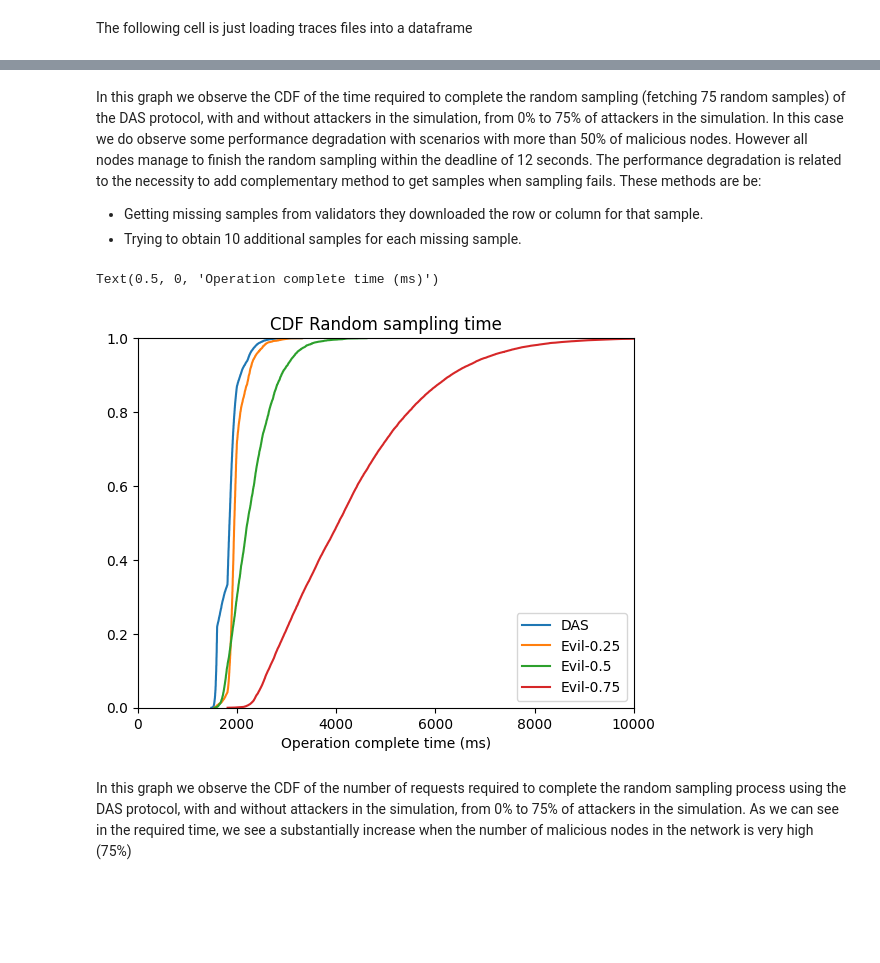
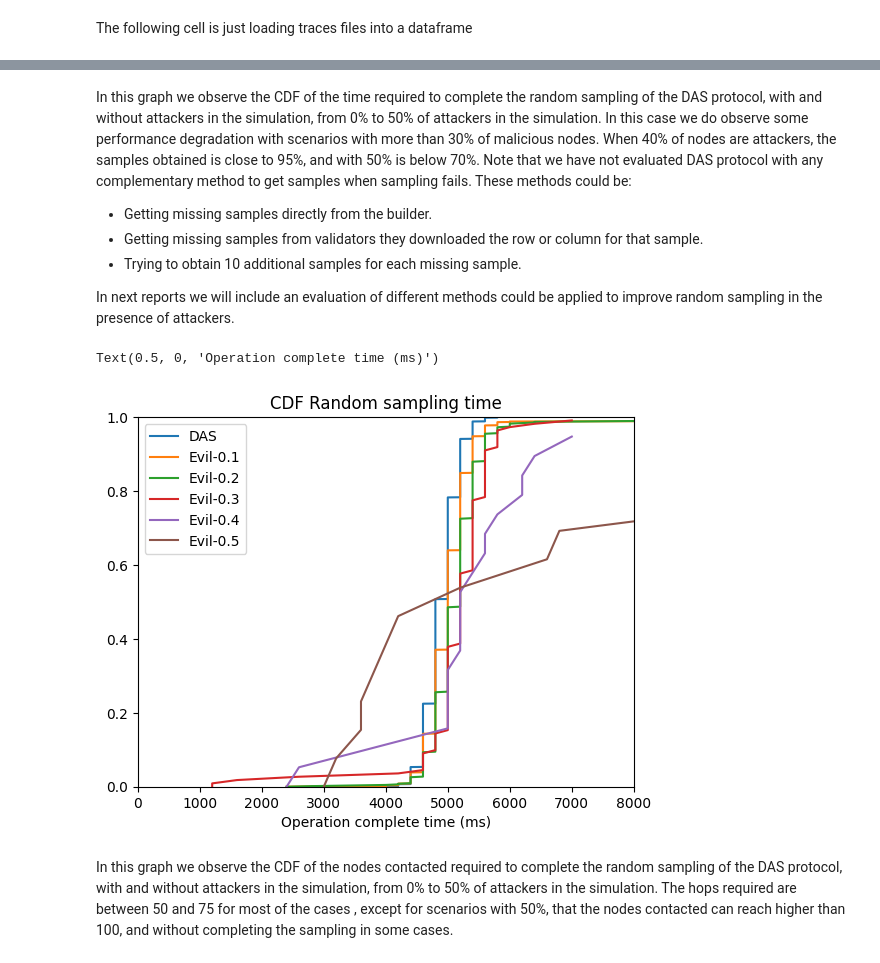
Before and after one commit to datahop/kademlia-simulator, a Jupyter notebook: simulator/python/analysis_vs_evil.ipynb, the cells around one changed output, grey strips where cells are left out. Drawn from its saved outputs; the diff is of its cells as text; code cells hidden in the pictures; blank space fills up the shorter version.

Commit message:
missing figure report

```diff
--- a/simulator/python/analysis_vs_evil.ipynb
+++ b/simulator/python/analysis_vs_evil.ipynb
@@ -57,18 +58,20 @@ from matplotlib import pyplot as plt
 import numpy as np
 import pandas as pd
 
-ops_path = {'DAS': '../logsDasEvil0WithNon/operation.csv',
-            'Evil-0.25': '../logsDasEvil0.25WithNon/operation.csv',
-            'Evil-0.5': '../logsDasEvil0.5WithNon/operation.csv',
-            'Evil-0.75': '../logsDasEvil0.75WithNon/operation.csv'
+ops_path = {'DAS': '../logsTest/operation.csv',
+            'Evil-0.1': '../logsEvil0.1/operation.csv',
+            'Evil-0.2': '../logsEvil0.2/operation.csv',
+            'Evil-0.3': '../logsEvil0.3/operation.csv',
+            'Evil-0.4': '../logsEvil0.4/operation.csv',
+            'Evil-0.5': '../logsEvil0.5/operation.csv'
            }
-#msgs_path = {'DAS': '../logsTest/messages.csv',
-#            'Evil-0.1': '../logsEvil0.1/messages.csv',
-#            'Evil-0.2': '../logsEvil0.2/messages.csv',
-#            'Evil-0.3': '../logsEvil0.3/messages.csv',
-#            'Evil-0.4': '../logsEvil0.4/messages.csv',
-#            'Evil-0.5': '../logsEvil0.5/messages.csv'
-#           }
+msgs_path = {'DAS': '../logsTest/messages.csv',
+            'Evil-0.1': '../logsEvil0.1/messages.csv',
+            'Evil-0.2': '../logsEvil0.2/messages.csv',
+            'Evil-0.3': '../logsEvil0.3/messages.csv',
+            'Evil-0.4': '../logsEvil0.4/messages.csv',
+            'Evil-0.5': '../logsEvil0.5/messages.csv'
+           }
 
 
 builder_address = '83814183170291850251680823880522715558189094423550585243365458794131648333116'
@@ -77,6 +80,6 @@ op_df={}
 msg_df={}
 for key in ops_path:
     op_df[key] = pd.read_csv(ops_path[key],index_col=False,low_memory=False)
-#for key in msgs_path:
-#    msg_df[key] = pd.read_csv(msgs_path[key],index_col=False,low_memory=False)
+for key in msgs_path:
+    msg_df[key] = pd.read_csv(msgs_path[key],index_col=False,low_memory=False)
 # %% [markdown]
@@ -116,17 +120,17 @@ for key in op_df:
 
     vsdf = op_df[key].loc[(op_df[key]['type'] == 'ValidatorSamplingOperation')]
 
-    x = np.sort(vsdf['num_messages'])
-    N = vsdf['num_messages'].count()
+    x = np.sort(vsdf['hops'])
+    N = vsdf['hops'].count()
     # get the cdf values of y
     y = np.arange(N) / float(N)
 
     ax8.plot(x, y,label=key)
 
 ax8.legend()
-#ax8.set_xlim([0,10])
+ax8.set_xlim([0,10])
 ax8.set_ylim([0,1])
 
-ax8.set_title("CDF number of requests per row/column fetching process")
-ax8.set_xlabel("# Messages")
+ax8.set_title("CDF Row/Column sampling hops")
+ax8.set_xlabel("# hops")
 # %% [output]
@@ -135,36 +139,39 @@ Text(0.5, 0, '# Messages')
 # %% [markdown]
-In this graph we observe the CDF of the time required to complete the random sampling (fetching 75 random samples) of the DAS protocol, with and without attackers in the simulation, from 0\% to 75\% of attackers in the simulation.
-In this case we do observe some performance degradation with scenarios with more than 50\% of malicious nodes.
-However all nodes manage to finish the random sampling within the deadline of 12 seconds.
-The performance degradation is related to the necessity to add complementary method to get samples when sampling fails. These methods are be:
+In this graph we observe the CDF of the time required to complete the random sampling of the DAS protocol, with and without attackers in the simulation, from 0\% to 50\% of attackers in the simulation.
+In this case we do observe some performance degradation with scenarios with more than 30\% of malicious nodes.
+When 40\% of nodes are attackers, the samples obtained is close to 95\%, and with 50\% is below 70\%.
+Note that we have not evaluated DAS protocol with any complementary method to get samples when sampling fails. These methods could be:
+ - Getting missing samples directly from the builder.
  - Getting missing samples from validators they downloaded the row or column for that sample.
  - Trying to obtain 10 additional samples for each missing sample.
+
+In next reports we will include an evaluation of different methods could be applied to improve random sampling in the presence of attackers.
 # %%
 fig4, ax4 = plt.subplots()
 
 for key in op_df:
 
     rsdf = op_df[key].loc[(op_df[key]['type'] == 'RandomSamplingOperation')]
 
     x = np.sort(rsdf['completion_time'])
     N = rsdf['completion_time'].count()
     # get the cdf values of y
     y = np.arange(N) / float(N)
 
     ax4.plot(x, y,label=key)
 
 ax4.legend()
-ax4.set_xlim([0,10000])
+ax4.set_xlim([0,8000])
 ax4.set_ylim([0,1])
 
 ax4.set_title("CDF Random sampling time")
 ax4.set_xlabel("Operation complete time (ms)")
 # %% [output]
 Text(0.5, 0, 'Operation complete time (ms)')
-[figure, old version]
+[figure, new version]
 # %% [markdown]
-In this graph we observe the CDF of the number of requests required to complete the random sampling process using the DAS protocol, with and without attackers in the simulation, from 0\% to 75\% of attackers in the simulation.
-As we can see in the required time, we see a substantially increase when the number of malicious nodes in the network is very high (75\%)
+In this graph we observe the CDF of the nodes contacted required to complete the random sampling of the DAS protocol, with and without attackers in the simulation, from 0\% to 50\% of attackers in the simulation.
+The hops required are between 50 and 75 for most of the cases , except for scenarios with 50\%, that the nodes contacted can reach higher than 100, and without completing the sampling in some cases.
 # %%
 fig9, ax9 = plt.subplots()
 
```
Also changed, not shown: parts of 6 cells of this notebook.
